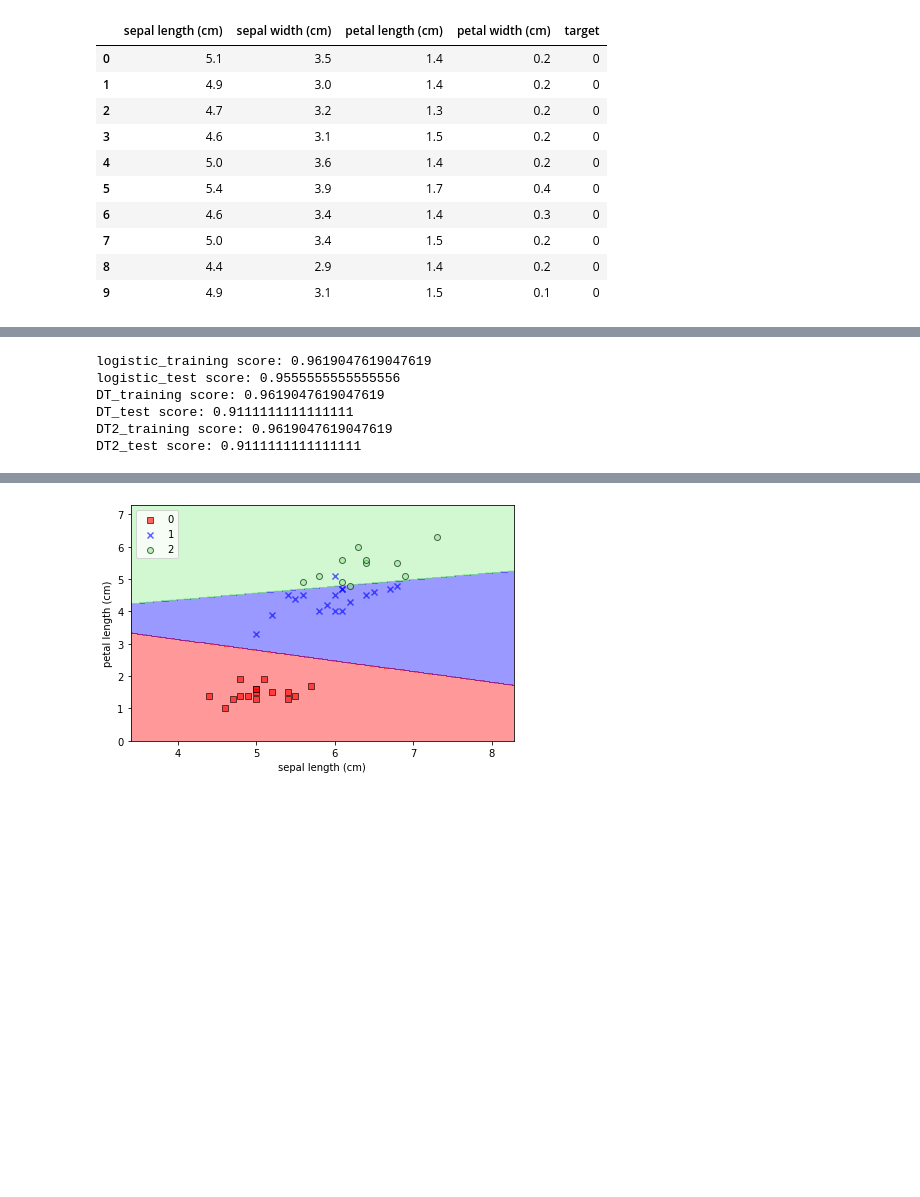
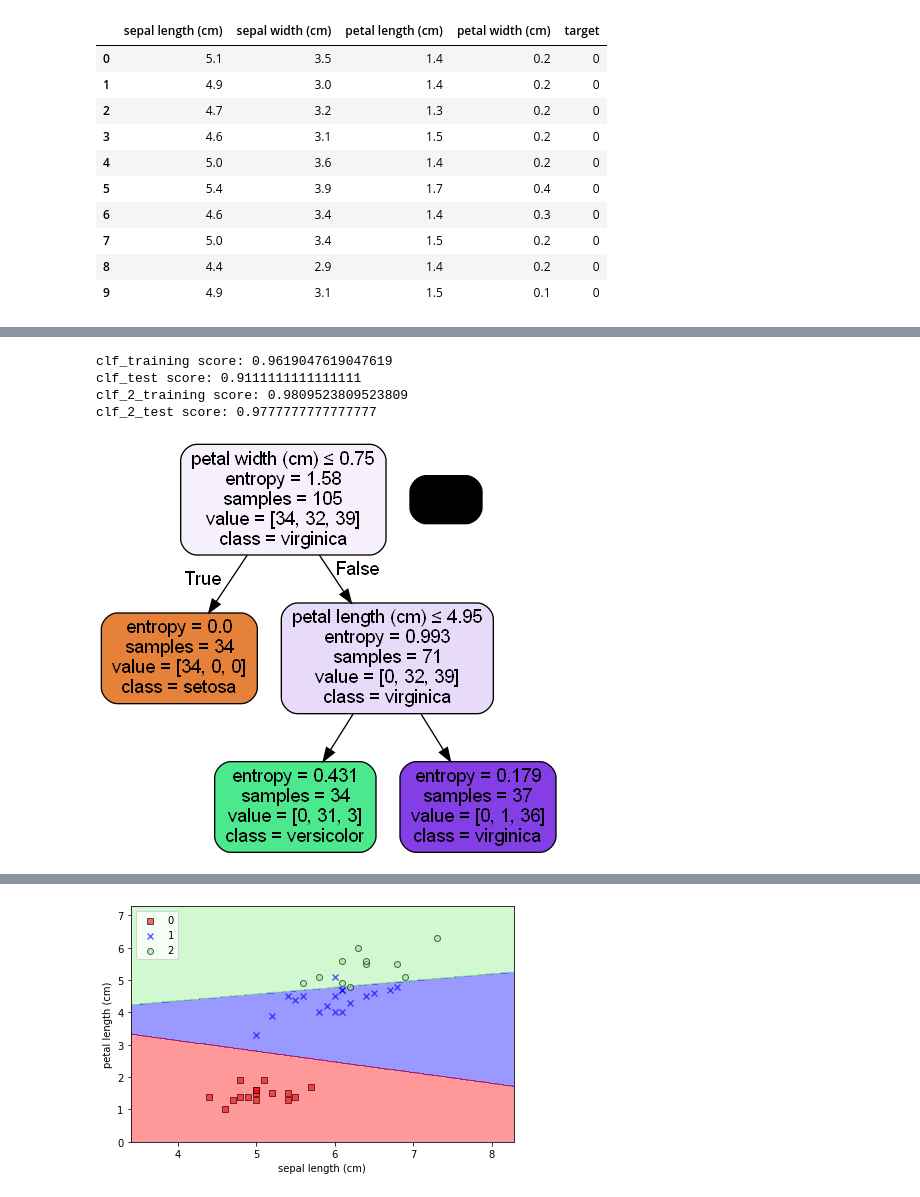
Before and after one commit to comp6118/IMLP, a Jupyter notebook: 分享.ipynb, the cells around one changed output, grey strips where cells are left out. Saved outputs shown, nothing was run; the diff lists cells and outputs as text; code cells hidden in the pictures; blank space fills up the shorter version.

```diff
--- a/分享.ipynb
+++ b/分享.ipynb
@@ -38,6 +37,4 @@ iris_data.head(10)
 | 9 | 4.9 | 3.1 | 1.5 | 0.1 | 0 |
 # %%
 X_train, X_test, y_train, y_test = train_test_split(
-    iris_data[['sepal length (cm)','petal length (cm)']], iris_data['target'], test_size=0.3, random_state=0)
-#X_train, X_test, y_train, y_test = train_test_split(
-    #iris_data.drop(['target'],axis=1), iris_data['target'], test_size=0.3,random_state = 0)
+    iris_data.drop(['target'],axis=1), iris_data['target'], test_size=0.3,random_state = 0)
@@ -44,23 +56,30 @@ X_train, X_test, y_train, y_test = train_test_split(
 # %%
-lr = LogisticRegression(solver='lbfgs',multi_class='auto') # multi_class=multinomial
-clf = DecisionTreeClassifier(criterion = 'entropy',max_depth=3, random_state=0) #max_depth=1,3,12
-clf_2 = DecisionTreeClassifier(criterion = 'gini', max_depth=3,random_state=0)
-
-lr.fit(X_train,y_train)
-print('logistic_training score:',lr.score(X_train, y_train))
-print('logistic_test score:',lr.score(X_test, y_test))
+clf = DecisionTreeClassifier(criterion = 'entropy',max_depth=2, random_state=0)
+clf_2 = DecisionTreeClassifier(criterion = 'entropy', max_depth=3,random_state=0)
 
 clf.fit(X_train,y_train)
-print('DT_training score:',clf.score(X_train,y_train))
-print('DT_test score:',clf.score(X_test,y_test))
+print('clf_training score:',clf.score(X_train,y_train))
+print('clf_test score:',clf.score(X_test,y_test))
 
 clf_2.fit(X_train,y_train)
-print('DT2_training score:',clf_2.score(X_train,y_train))
-print('DT2_test score:',clf_2.score(X_test,y_test))
+print('clf_2_training score:',clf_2.score(X_train,y_train))
+print('clf_2_test score:',clf_2.score(X_test,y_test))
 # %% [output]
-logistic_training score: 0.9619047619047619
-logistic_test score: 0.9555555555555556
-DT_training score: 0.9619047619047619
-DT_test score: 0.9111111111111111
-DT2_training score: 0.9619047619047619
-DT2_test score: 0.9111111111111111
+clf_training score: 0.9619047619047619
+clf_test score: 0.9111111111111111
+clf_2_training score: 0.9809523809523809
+clf_2_test score: 0.9777777777777777
+# %%
+from sklearn.tree import export_graphviz
+from sklearn import tree
+from IPython.display import Image
+import pydotplus
+dot_data = tree.export_graphviz(clf, out_file=None,
+                         feature_names=iris['feature_names'],
+                         class_names=iris.target_names,
+                         filled=True, rounded=True,
+                         special_characters=True)
+graph = pydotplus.graph_from_dot_data(dot_data)
+Image(graph.create_png())
+# %% [output]
+[figure, added]
```
Also changed, not shown: parts of 14 cells of this notebook.
